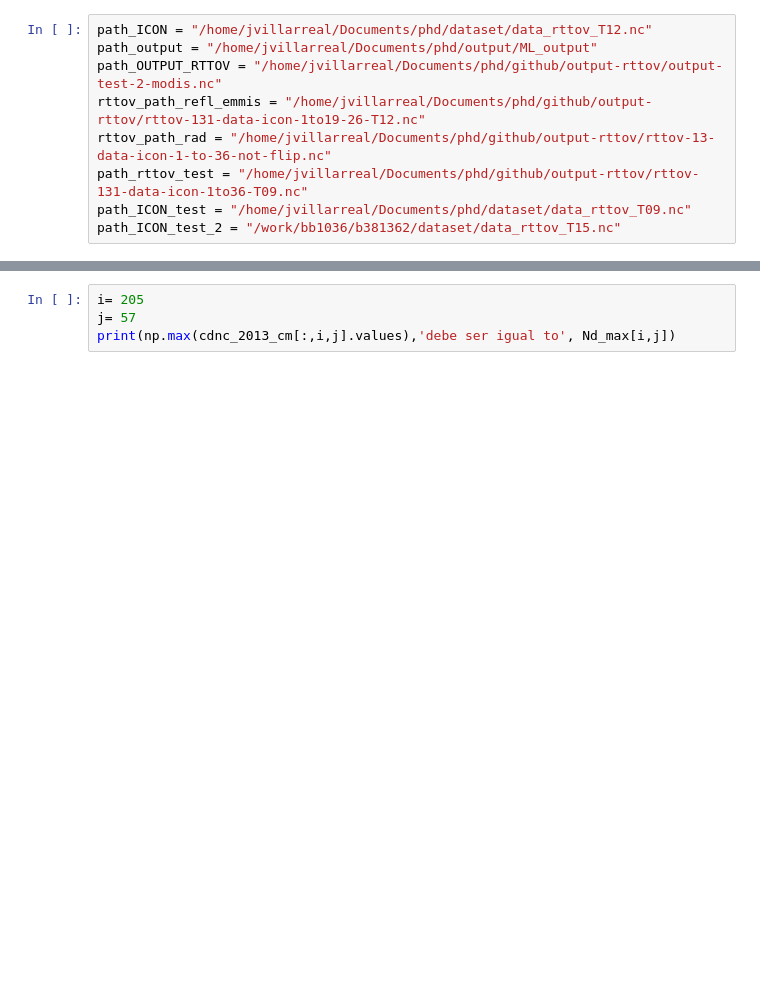
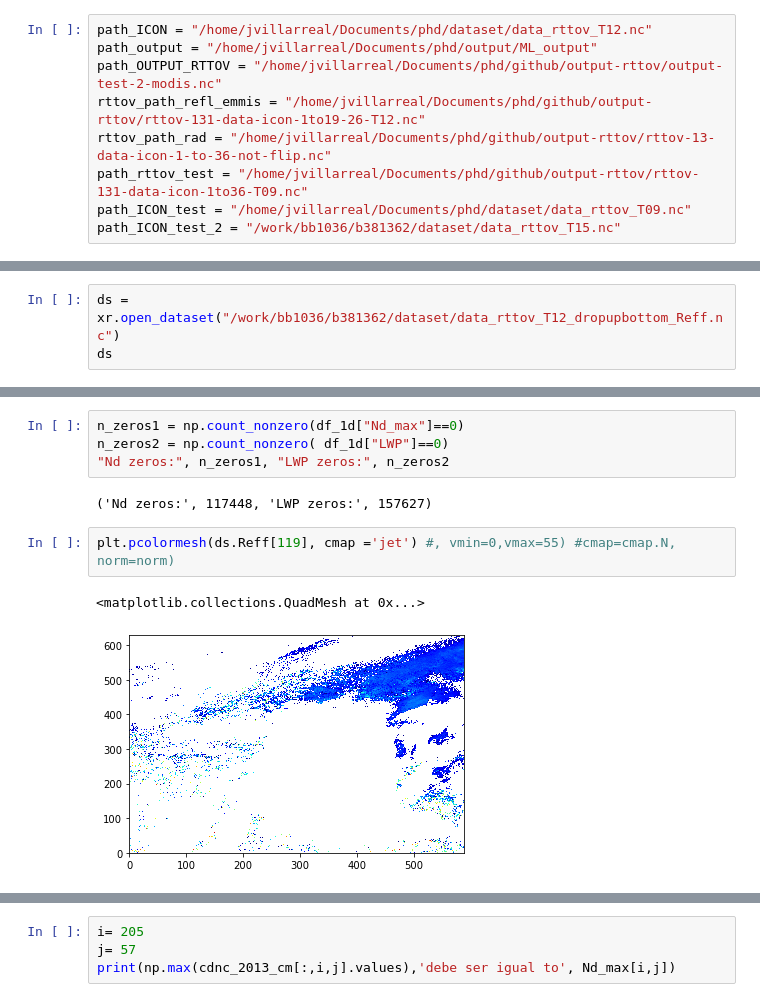
Before and after one commit to jesseniagonzalezv/ICON_RTTOV, a Jupyter notebook: code_test/Untitled.ipynb, the cells around one changed output, grey strips where cells are left out. Drawn from its saved outputs; the diff is of its cells as text; blank space fills up the shorter version.

```diff
--- a/code_test/Untitled.ipynb
+++ b/code_test/Untitled.ipynb
@@ -9,0 +44,3 @@ path_ICON_test_2 = "/work/bb1036/b381362/dataset/data_rttov_T15.nc"
+# %%
+ds = xr.open_dataset("/work/bb1036/b381362/dataset/data_rttov_T12_dropupbottom_Reff.nc")
+ds
@@ -9,0 +82,11 @@ path_ICON_test_2 = "/work/bb1036/b381362/dataset/data_rttov_T15.nc"
+# %%
+n_zeros1 = np.count_nonzero(df_1d["Nd_max"]==0)
+n_zeros2 = np.count_nonzero( df_1d["LWP"]==0)
+"Nd zeros:", n_zeros1, "LWP zeros:", n_zeros2
+# %% [output]
+('Nd zeros:', 117448, 'LWP zeros:', 157627)
+# %%
+plt.pcolormesh(ds.Reff[119], cmap ='jet') #, vmin=0,vmax=55) #cmap=cmap.N, norm=norm)
+# %% [output]
+<matplotlib.collections.QuadMesh at 0x...>
+[figure, added]
```
Also changed, not shown: parts of 67 cells of this notebook, 7 other files.
